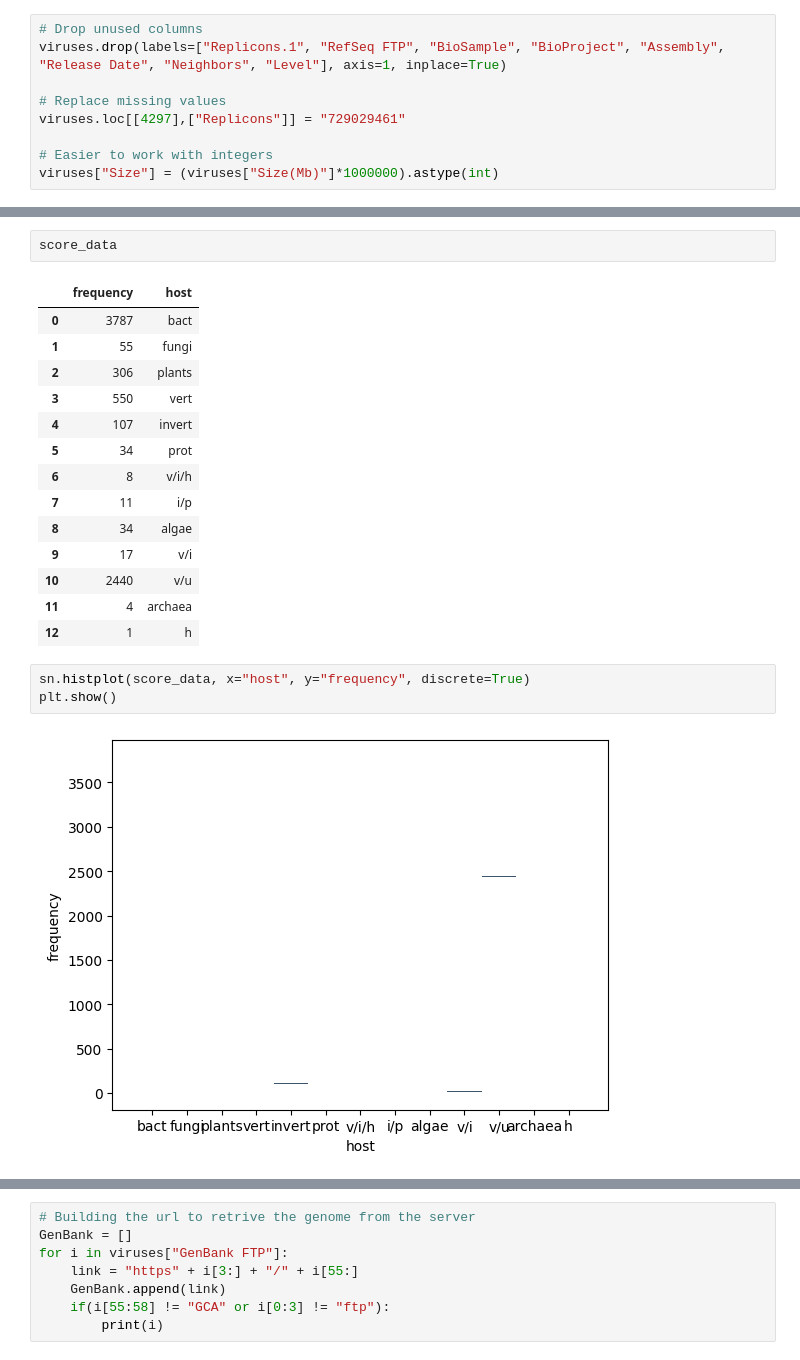
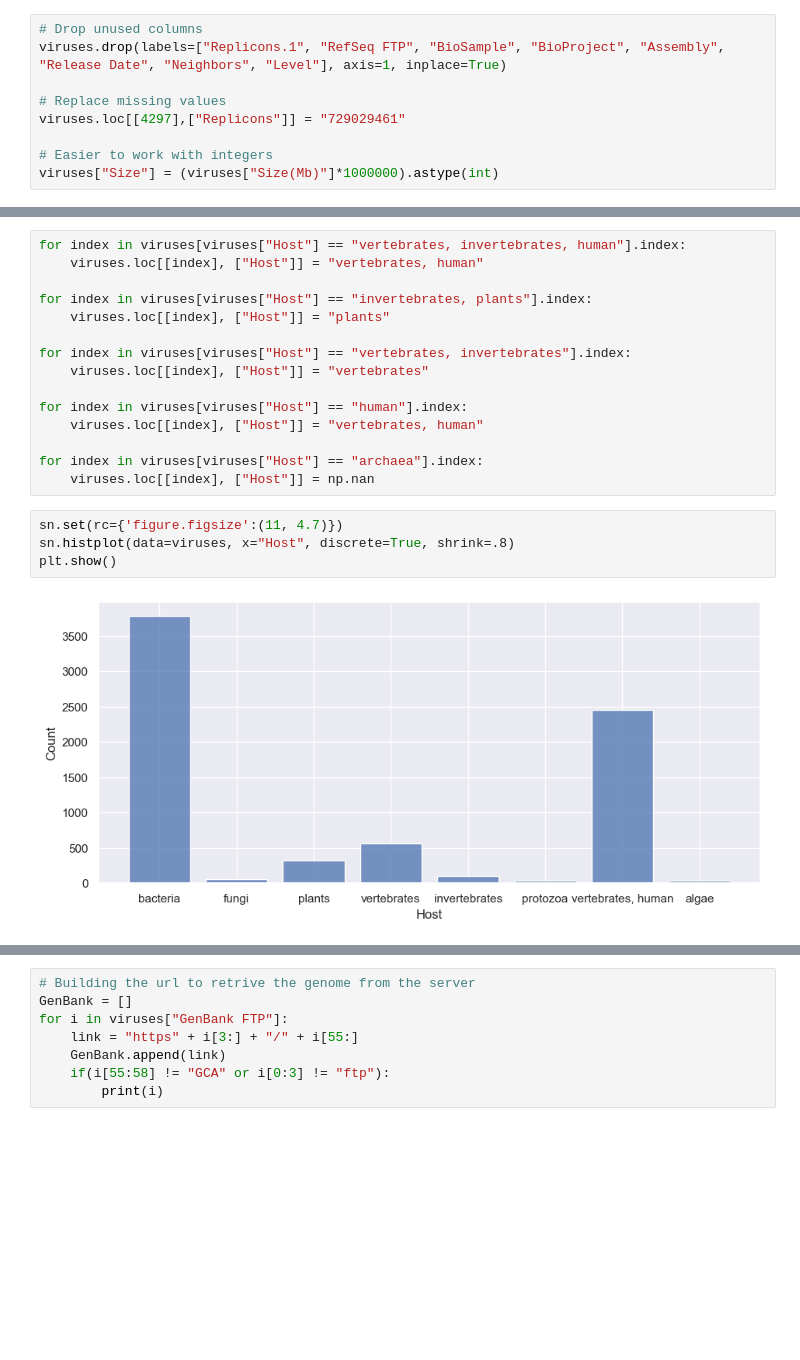
Before and after one commit to MT886505/IA-2022-2023, a Jupyter notebook: AnalyzingGenes.ipynb, the cells around one changed output, grey strips where cells are left out. Drawn from its saved outputs; the diff is of its cells as text; blank space fills up the shorter version.

```diff
--- a/AnalyzingGenes.ipynb
+++ b/AnalyzingGenes.ipynb
@@ -94,22 +67,21 @@ score_data = pd.concat([df_normal_a, df_normal_b], axis = 1)
-# %%
-score_data
-# %% [output]
-|  | frequency | host |
-| 0 | 3787 | bact |
-| 1 | 55 | fungi |
-| 2 | 306 | plants |
-| 3 | 550 | vert |
-| 4 | 107 | invert |
-| 5 | 34 | prot |
-| 6 | 8 | v/i/h |
-| 7 | 11 | i/p |
-| 8 | 34 | algae |
-| 9 | 17 | v/i |
-| 10 | 2440 | v/u |
-| 11 | 4 | archaea |
-| 12 | 1 | h |
+# %%
+for index in viruses[viruses["Host"] == "vertebrates, invertebrates, human"].index:
+    viruses.loc[[index], ["Host"]] = "vertebrates, human"
+
+for index in viruses[viruses["Host"] == "invertebrates, plants"].index:
+    viruses.loc[[index], ["Host"]] = "plants"
+
+for index in viruses[viruses["Host"] == "vertebrates, invertebrates"].index:
+    viruses.loc[[index], ["Host"]] = "vertebrates"
+
+for index in viruses[viruses["Host"] == "human"].index:
+    viruses.loc[[index], ["Host"]] = "vertebrates, human"
+
+for index in viruses[viruses["Host"] == "archaea"].index:
+    viruses.loc[[index], ["Host"]] = np.nan
 # %%
-sn.histplot(score_data, x="host", y="frequency", discrete=True)
+sn.set(rc={'figure.figsize':(11, 4.7)})
+sn.histplot(data=viruses, x="Host", discrete=True, shrink=.8)
 plt.show()
 # %% [output]
-[figure, old version]
+[figure, new version]
```
Also changed, not shown: parts of 38 cells of this notebook, 1 other file.
